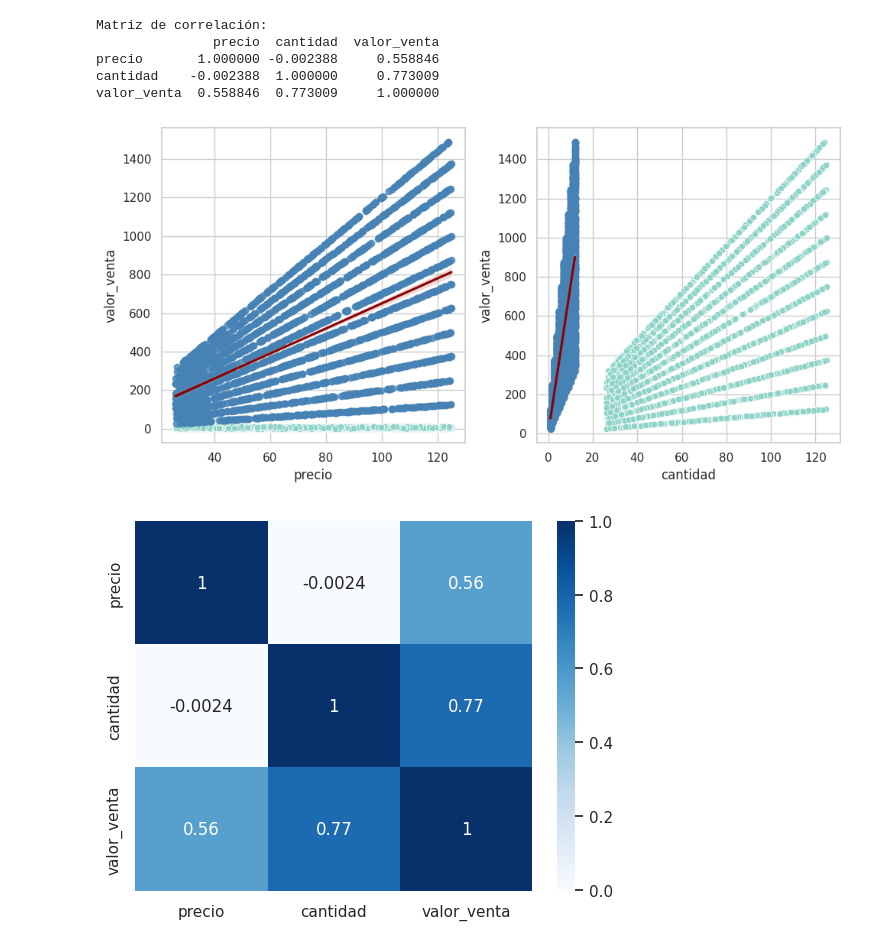
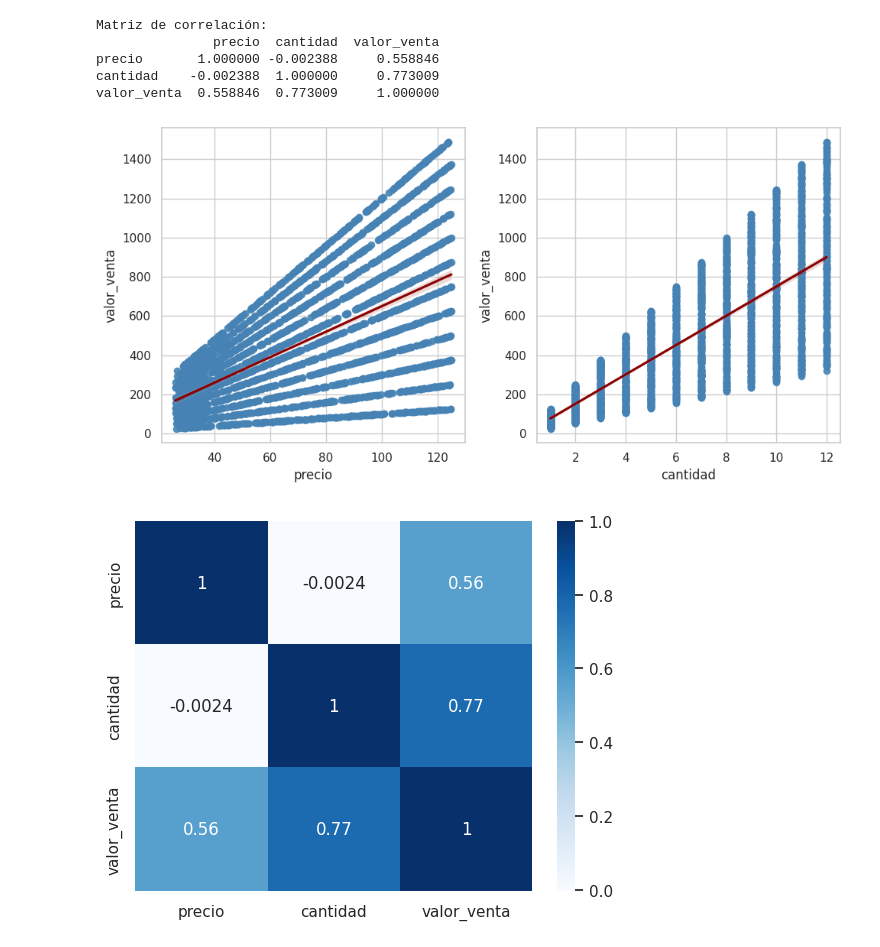
Before and after one commit to FerJGit/TT-2C2025-Data-Analitycs-Notebooks, a Jupyter notebook: EntregaFinal/Mis_Archivos/EntregaFinal.ipynb, the cells around one changed output. Drawn from its saved outputs; the diff is of its cells as text; code cells hidden in the pictures.

```diff
--- a/EntregaFinal/Mis_Archivos/EntregaFinal.ipynb
+++ b/EntregaFinal/Mis_Archivos/EntregaFinal.ipynb
@@ -1252,33 +1252,33 @@ valor_venta  0.558846  0.773009     1.000000
 # %%
 # Representamos las variables en un scatterplot o gráfico de dispersión
 # Y agregamos una línea de tendencia
 
 plt.figure(figsize=(10,5))
 
 plt.subplot(1,2,1)
-sns.scatterplot(data=df_ventas, x="precio", y="cantidad")
+sns.scatterplot(data=df_ventas, x="precio", y="valor_venta")
 # agrega una linea de regresion
 sns.regplot(
     data=df_ventas,
     x="precio",
     y="valor_venta",
     color="steelblue",
     line_kws={"color": "darkred", "label": "Recta de regresión"}
 )
 
 plt.subplot(1,2,2)
-sns.scatterplot(data=df_ventas, x="precio", y="valor_venta")
+sns.scatterplot(data=df_ventas, x="cantidad", y="valor_venta")
 sns.regplot(
     data=df_ventas,
     x="cantidad",
     y="valor_venta",
     color="steelblue",
     line_kws={"color": "darkred", "label": "Recta de regresión"}
 )
 plt.tight_layout()
 plt.show()
 # %% [output]
-[figure, old version]
+[figure, new version]
 # %%
 # Creamos un mapa de calor para representar la matríz de correlación
 sns.heatmap(correlacion, annot=True, cmap="Blues") # cmap = Blues, Greens, rocket
```
Also changed, not shown: parts of 3 cells of this notebook.
